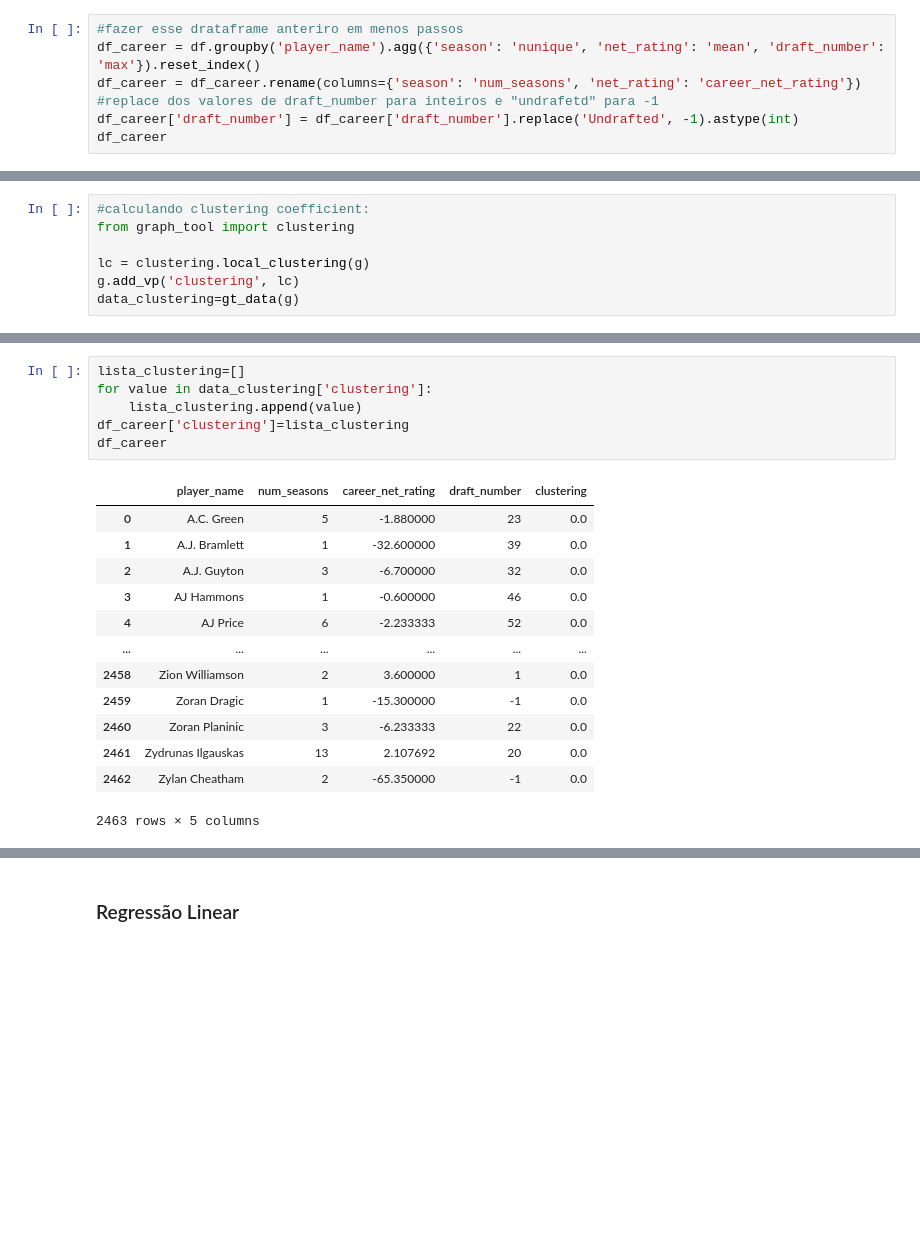
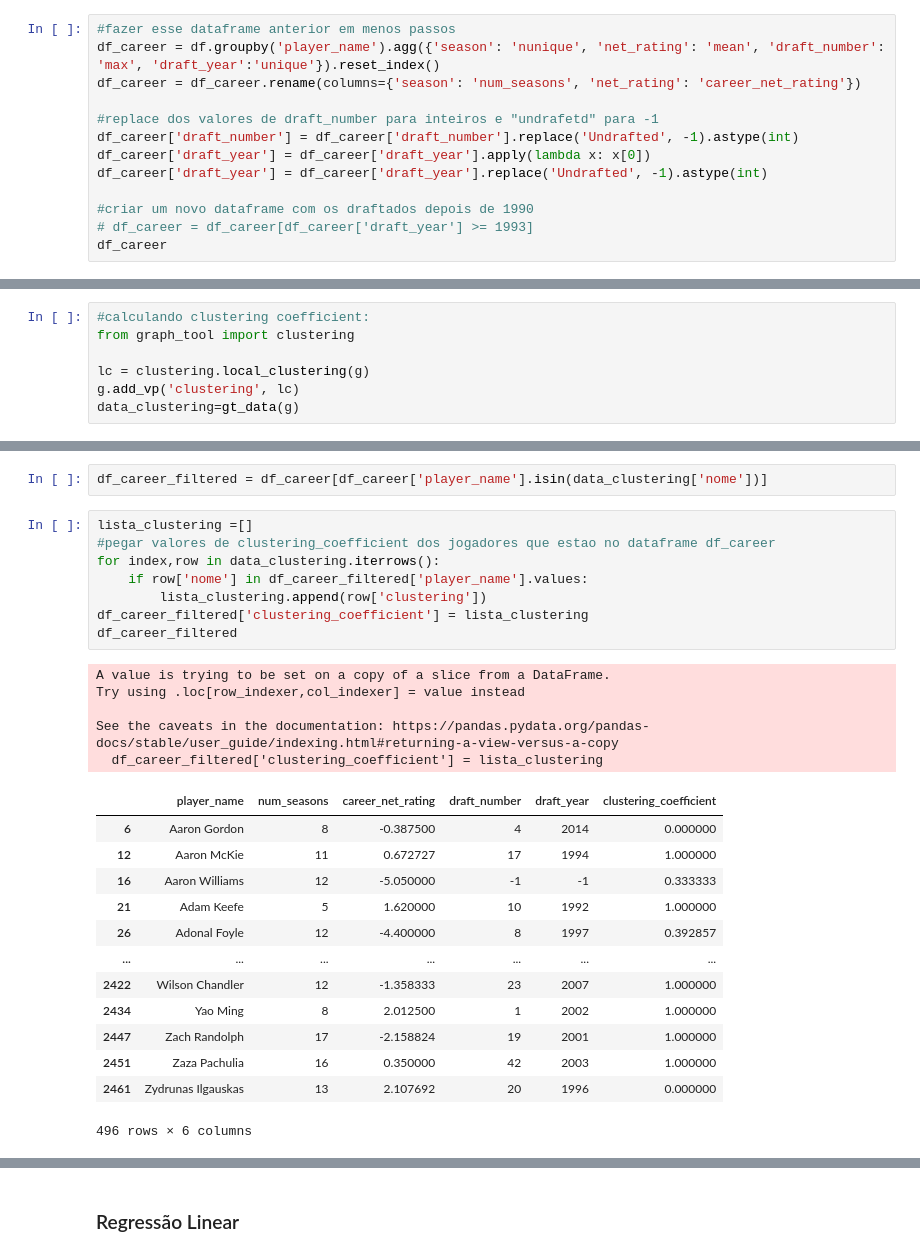
Before and after one commit to gabri190/Redesoc-Projetos-Aps, a Jupyter notebook: notebooks/Projeto/Projeto_Redes.ipynb, the cells around one changed output, grey strips where cells are left out. Drawn from its saved outputs; the diff is of its cells as text; blank space fills up the shorter version.

```diff
--- a/notebooks/Projeto/Projeto_Redes.ipynb
+++ b/notebooks/Projeto/Projeto_Redes.ipynb
@@ -172,8 +178,14 @@ r.edge_default(color=0x000000, width=1, curve1=2, curve2=2)
 # %%
-#fazer esse drataframe anteriro em menos passos
-df_career = df.groupby('player_name').agg({'season': 'nunique', 'net_rating': 'mean', 'draft_number': 'max'}).reset_index()
+#fazer esse dataframe anterior em menos passos
+df_career = df.groupby('player_name').agg({'season': 'nunique', 'net_rating': 'mean', 'draft_number': 'max', 'draft_year':'unique'}).reset_index()
 df_career = df_career.rename(columns={'season': 'num_seasons', 'net_rating': 'career_net_rating'})
+
 #replace dos valores de draft_number para inteiros e "undrafetd" para -1
 df_career['draft_number'] = df_career['draft_number'].replace('Undrafted', -1).astype(int)
+df_career['draft_year'] = df_career['draft_year'].apply(lambda x: x[0])
+df_career['draft_year'] = df_career['draft_year'].replace('Undrafted', -1).astype(int)
+
+#criar um novo dataframe com os draftados depois de 1990
+# df_career = df_career[df_career['draft_year'] >= 1993]
 df_career
 # %% [output]
@@ -220,20 +232,29 @@ data_clustering
+# %%
+df_career_filtered = df_career[df_career['player_name'].isin(data_clustering['nome'])]
 # %%
-lista_clustering=[]
-for value in data_clustering['clustering']:
-    lista_clustering.append(value)
-df_career['clustering']=lista_clustering
-df_career
+lista_clustering =[]
+#pegar valores de clustering_coefficient dos jogadores que estao no dataframe df_career
+for index,row in data_clustering.iterrows():
+    if row['nome'] in df_career_filtered['player_name'].values:
+        lista_clustering.append(row['clustering'])
+df_career_filtered['clustering_coefficient'] = lista_clustering
+df_career_filtered
 # %% [output]
+A value is trying to be set on a copy of a slice from a DataFrame.
+Try using .loc[row_indexer,col_indexer] = value instead
+
+See the caveats in the documentation: https://pandas.pydata.org/pandas-docs/stable/user_guide/indexing.html#returning-a-view-versus-a-copy
+  df_career_filtered['clustering_coefficient'] = lista_clustering
-|  | player_name | num_seasons | career_net_rating | draft_number | clustering |
-| 0 | A.C. Green | 5 | -1.880000 | 23 | 0.0 |
-| 1 | A.J. Bramlett | 1 | -32.600000 | 39 | 0.0 |
-| 2 | A.J. Guyton | 3 | -6.700000 | 32 | 0.0 |
-| 3 | AJ Hammons | 1 | -0.600000 | 46 | 0.0 |
-| 4 | AJ Price | 6 | -2.233333 | 52 | 0.0 |
-| ... | ... | ... | ... | ... | ... |
-| 2458 | Zion Williamson | 2 | 3.600000 | 1 | 0.0 |
-| 2459 | Zoran Dragic | 1 | -15.300000 | -1 | 0.0 |
-| 2460 | Zoran Planinic | 3 | -6.233333 | 22 | 0.0 |
-| 2461 | Zydrunas Ilgauskas | 13 | 2.107692 | 20 | 0.0 |
-| 2462 | Zylan Cheatham | 2 | -65.350000 | -1 | 0.0 |
+|  | player_name | num_seasons | career_net_rating | draft_number | draft_year | clustering_coefficient |
+| 6 | Aaron Gordon | 8 | -0.387500 | 4 | 2014 | 0.000000 |
+| 12 | Aaron McKie | 11 | 0.672727 | 17 | 1994 | 1.000000 |
+| 16 | Aaron Williams | 12 | -5.050000 | -1 | -1 | 0.333333 |
+| 21 | Adam Keefe | 5 | 1.620000 | 10 | 1992 | 1.000000 |
+| 26 | Adonal Foyle | 12 | -4.400000 | 8 | 1997 | 0.392857 |
+| ... | ... | ... | ... | ... | ... | ... |
+| 2422 | Wilson Chandler | 12 | -1.358333 | 23 | 2007 | 1.000000 |
+| 2434 | Yao Ming | 8 | 2.012500 | 1 | 2002 | 1.000000 |
+| 2447 | Zach Randolph | 17 | -2.158824 | 19 | 2001 | 1.000000 |
+| 2451 | Zaza Pachulia | 16 | 0.350000 | 42 | 2003 | 1.000000 |
+| 2461 | Zydrunas Ilgauskas | 13 | 2.107692 | 20 | 1996 | 0.000000 |
-2463 rows × 5 columns
+496 rows × 6 columns
```
Also changed, not shown: parts of 24 cells of this notebook.
